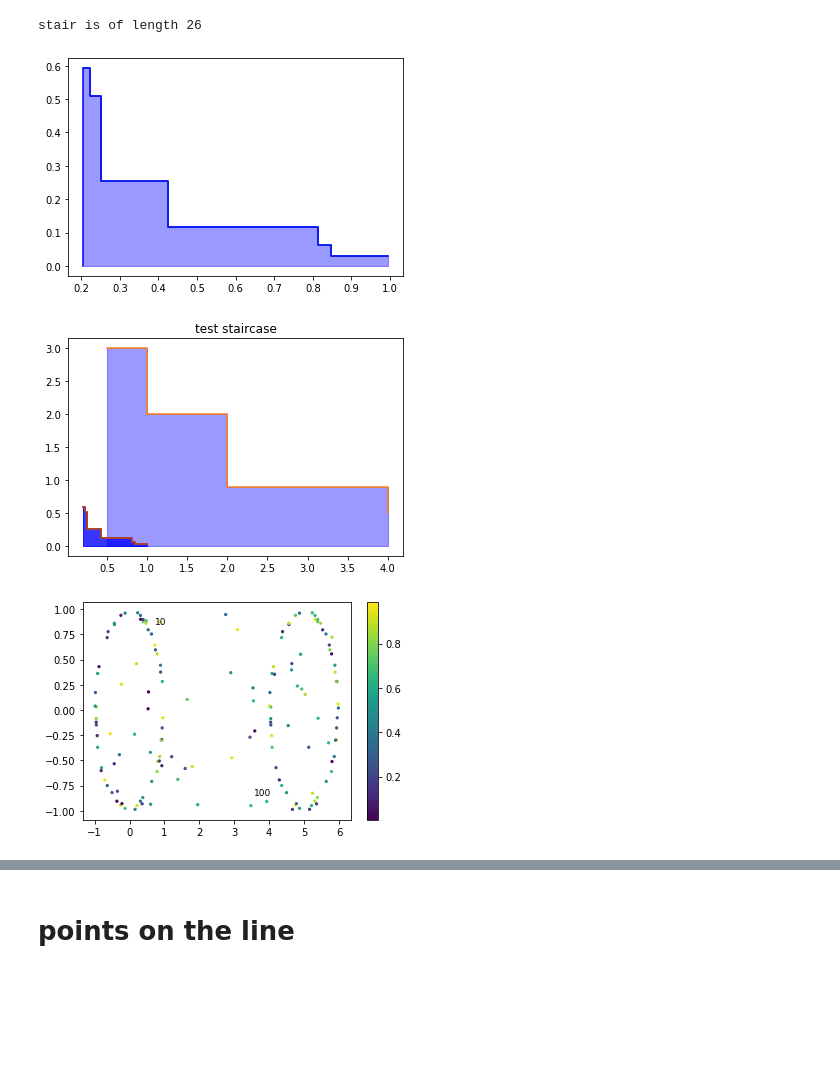
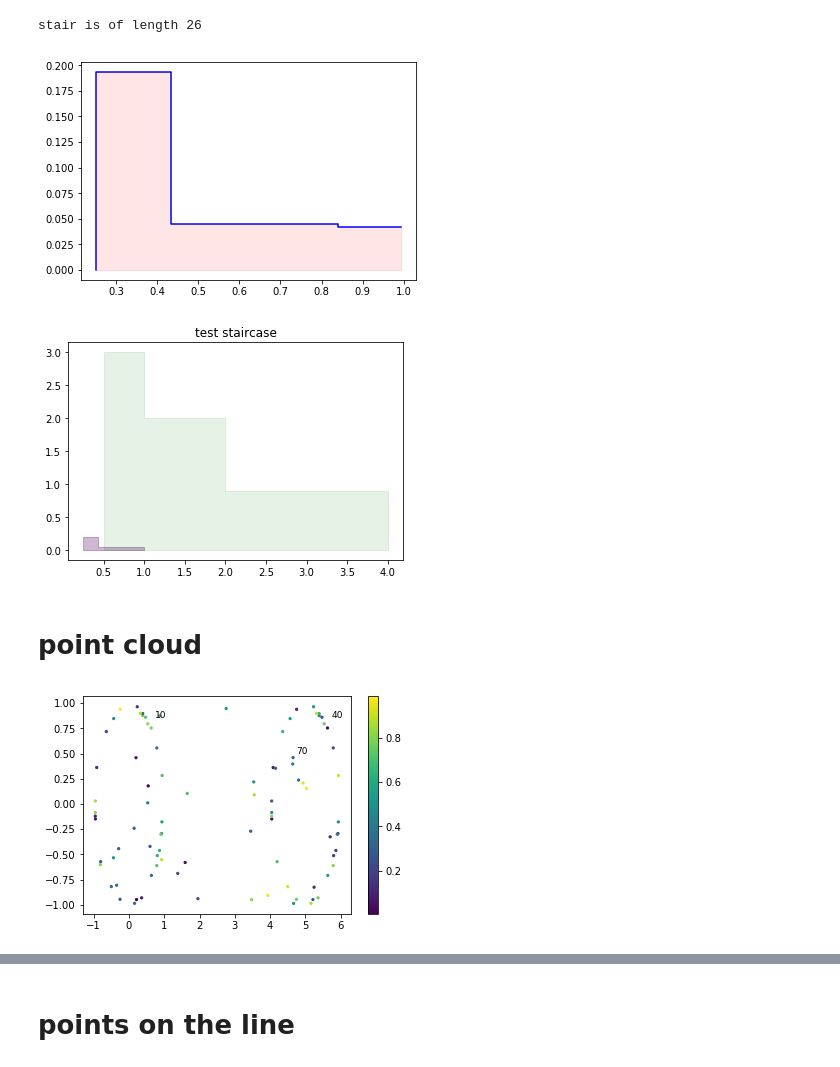
Before and after one commit to Chen-Cai-OSU/ER-staircode, a Jupyter notebook: example/Stair_viz.ipynb, the cells around one changed output, grey strips where cells are left out. Cells and saved outputs as stored; diff of their text form; code cells hidden in the pictures; blank space fills up the shorter version.

```diff
--- a/example/Stair_viz.ipynb
+++ b/example/Stair_viz.ipynb
@@ -24,19 +22,22 @@ for sigma in sigmas:
     sig, eps = I_x(f, distm, x, sigma)
     stair.append((sig, eps))
 print(f'stair is of length {len(stair)}')
-viz_stair_(stair)
+viz_stair_(stair, color='red',alpha=.1)
+# viz_stair_(stair, color='blue',alpha=.1)
 
 viz_stair(stair, plot=True, show=True)
 # %% [output]
 stair is of length 26
-[figure, old version]
+[figure, new version]
 # %%
 stair_ = [(0.5, 3),(1,2),(2,0.9),(4,0.5)]
 stairs = [stair, stair_, stair, stair]
 title='test staircase'
-viz_stairs_(stairs, title=title)
+viz_stairs_(stairs, title=title, color=['red','green','blue','black'])
 # %% [output]
-[figure, old version]
+[figure, new version]
+# %% [markdown]
+# point cloud
 # %%
 from sklearn.neighbors.kde import KernelDensity
 from ptc_model import two_cycle
@@ -54,19 +55,19 @@ from joblib import Parallel, delayed
 from argparse import ArgumentDefaultsHelpFormatter, ArgumentParser
 from example import get_stair
 # %%
-start_t = time.time()
+start_t = time()
 idx = 10
-n = 50
+n = 30
 show_flag = True
 save_flag = False
 
 # specify toy models
 points, distm = two_cycle(n)
-if show_flag: viz_pd(points, show=True, color=None, annotate=[10, 100])
+if show_flag: viz_pd(points, show=True, color=None, annotate=[10, 10+n, 10+2*n])
 
 f = - density(points).reshape(len(points),1)
 # %% [output]
-[figure, old version]
+[figure, new version]
 # %%
 stair = get_stair(f, distm, idx=idx, method='heu')
 
```
Also changed, not shown: parts of 23 cells of this notebook, 1 other file.
